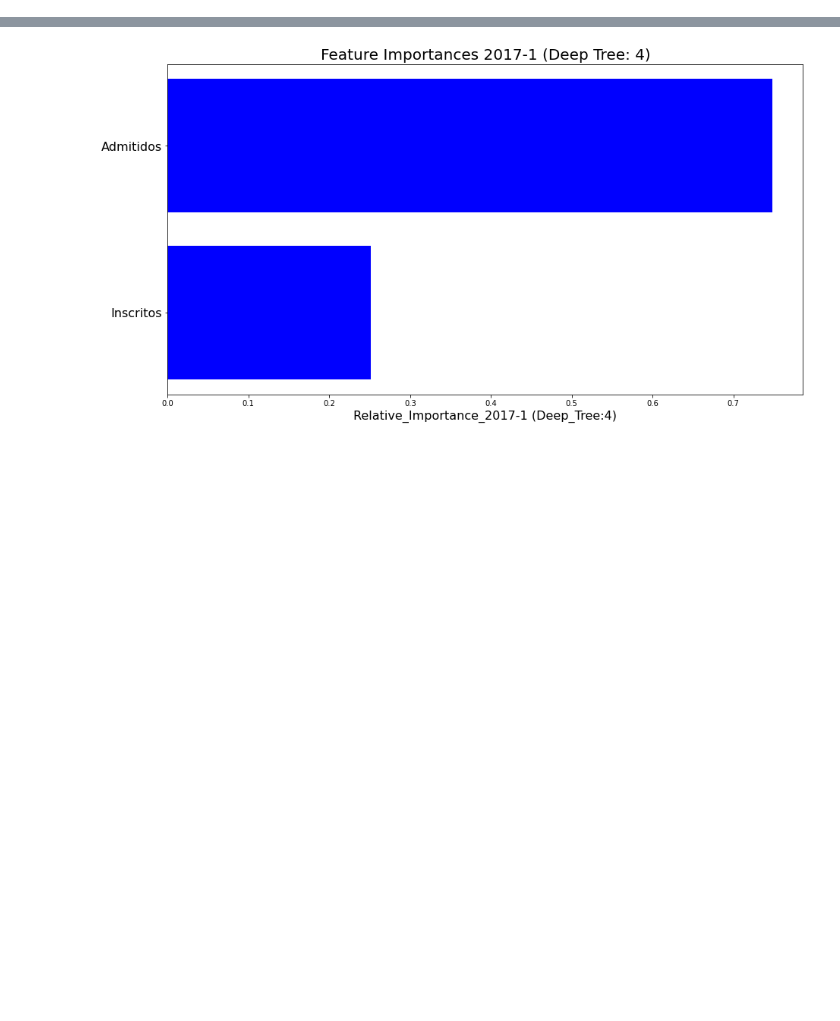
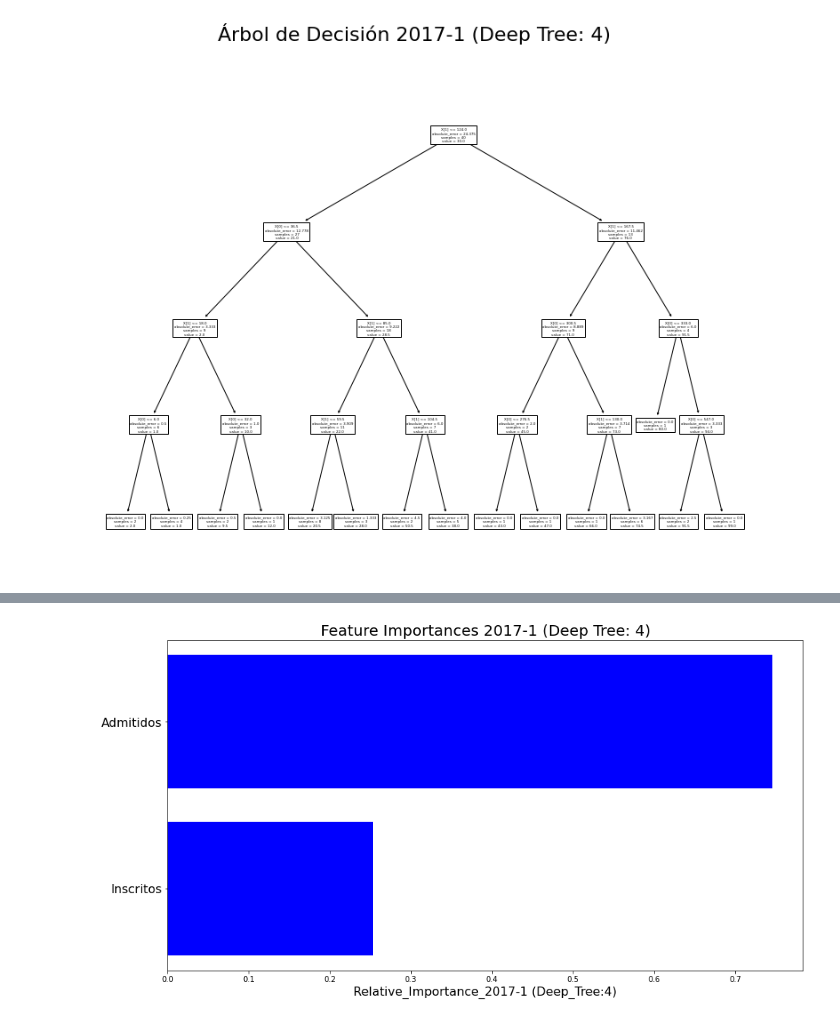
Before and after one commit to JohnMasterR/DC-P3, a Jupyter notebook: Final_P3/P3_Tree_Reg_Matriculas.ipynb, the cells around one changed output, grey strips where cells are left out. Cells and saved outputs as stored; diff of their text form; code cells hidden in the pictures; blank space fills up the shorter version.

```diff
--- a/Final_P3/P3_Tree_Reg_Matriculas.ipynb
+++ b/Final_P3/P3_Tree_Reg_Matriculas.ipynb
@@ -103,10 +148,12 @@ DecisionTreeRegressor(criterion='absolute_error', max_depth=4)
 # %%
 fig = plt.figure(figsize=(13, 10))
-fig.suptitle('Árbol de Decisión '+str(year)+'(Deep Tree: )'+' (Deep Tree: '+str(depmax)+')', size=22)
+fig.suptitle('Árbol de Decisión '+str(year)+' (Deep Tree: '+str(depmax)+')', size=22)
 _= sklearn.tree.plot_tree(regressor)
-#plt.show()
+plt.show()
 fig.savefig('Tree_'+str(year)+'.pdf', dpi=500)
 plt.close(fig)
+# %% [output]
+[figure, added]
 # %%
 Input_Test = data.filter(items=['Inscritos (1ra Opción)', 'Admitidos (1ra y 2da Opción)'])
 Predictions = pd.DataFrame()
```
Also changed, not shown: parts of 7 cells of this notebook, 5 other files.
